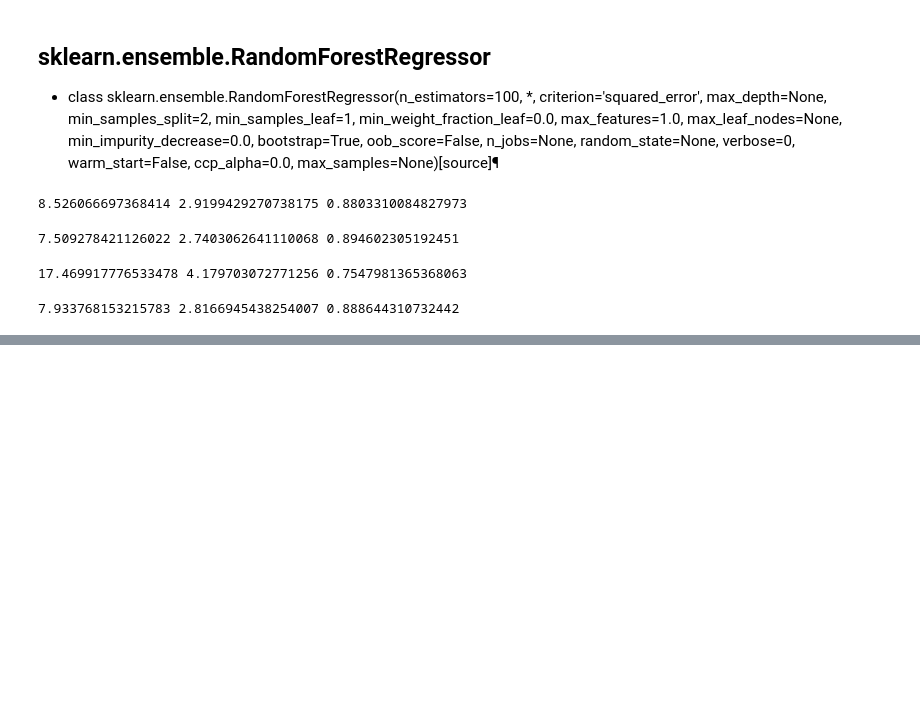
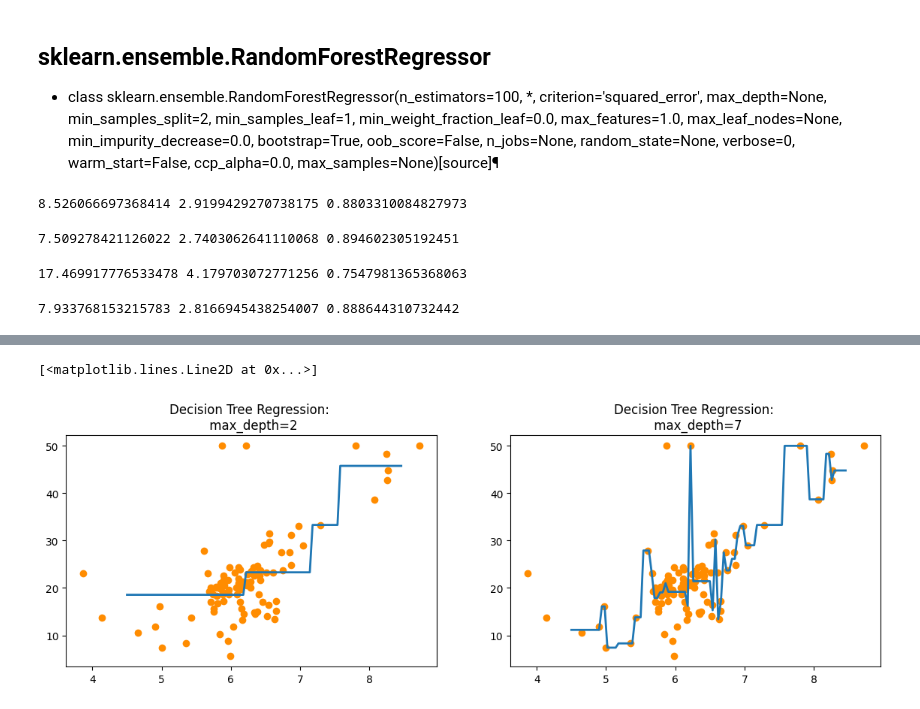
Before and after one commit to sejinhwang97ko/ubion_ml, a Jupyter notebook: Boston House Price Regression.ipynb, the cells around one changed output, grey strips where cells are left out. Cells and saved outputs as stored; diff of their text form; code cells hidden in the pictures; blank space fills up the shorter version.

```diff
--- a/Boston House Price Regression.ipynb
+++ b/Boston House Price Regression.ipynb
@@ -193,0 +207,27 @@ print(mse, rmse, r2_score(y_test, y_preds))
+# %%
+from sklearn.tree import DecisionTreeRegressor
+rf_reg2 = DecisionTreeRegressor(max_depth=2)
+rf_reg7 = DecisionTreeRegressor(max_depth=7)
+X_test = np.arange(4.5 , 8.5, 0.04).reshape(-1,1)
+
+X_feature = boston_df_sample['rm'].values.reshape(-1,1)
+y_target = boston_df_sample['medv'].values.reshape(-1,1)
+
+rf_reg2.fit(X_feature, y_target)
+rf_reg7.fit(X_feature, y_target)
+
+pred_rf2 = rf_reg2.predict(X_test)
+pred_rf7 = rf_reg7.predict(X_test)
+# %%
+fig, (ax2, ax3) = plt.subplots(figsize=(14,4), ncols=2)
+
+ax2.set_title('Decision Tree Regression: \n max_depth=2')
+ax2.scatter(boston_df_sample.rm, boston_df_sample.medv, c="darkorange")
+ax2.plot(X_test, pred_rf2, label ="max_depth:2", linewidth=2)
+
+ax3.set_title('Decision Tree Regression: \n max_depth=7')
+ax3.scatter(boston_df_sample.rm, boston_df_sample.medv, c="darkorange")
+ax3.plot(X_test, pred_rf7, label ="max_depth:7", linewidth=2)
+# %% [output]
+[<matplotlib.lines.Line2D at 0x...>]
+[figure, added]
```
Also changed, not shown: parts of 2 cells of this notebook, 5 other files.
